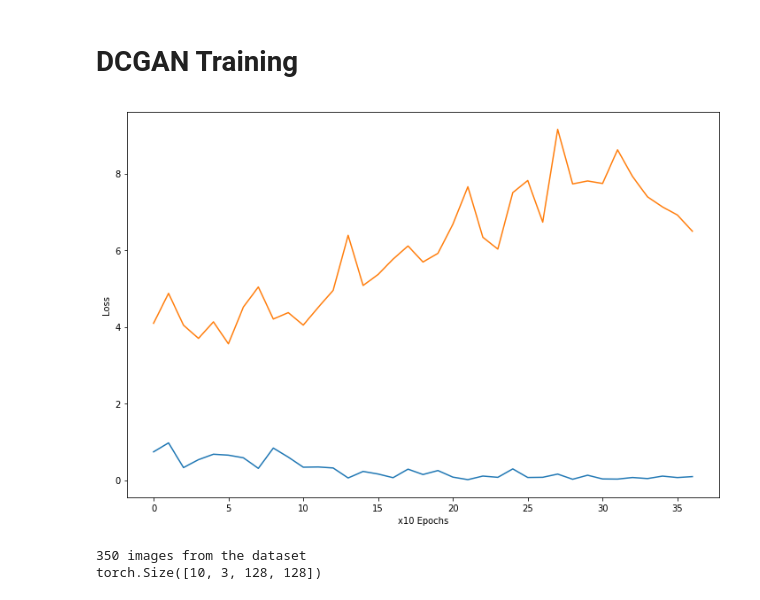
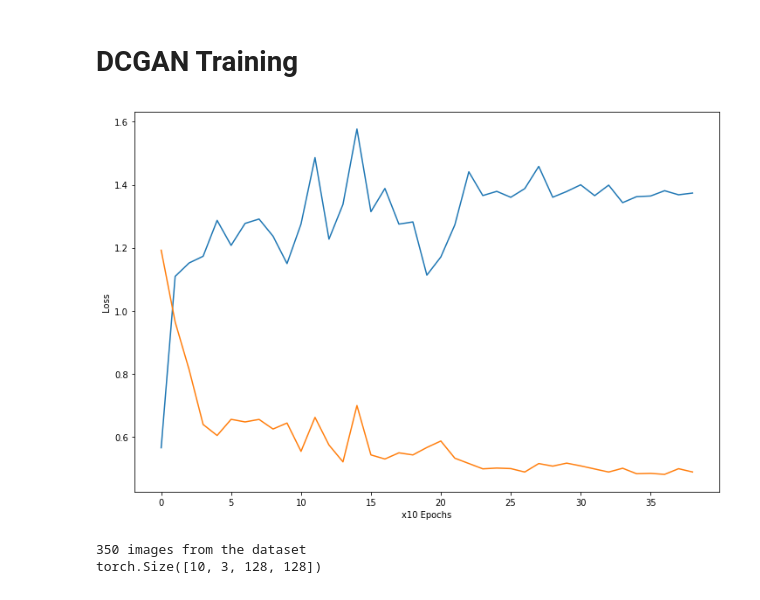
Before and after one commit to SirJAKfromSpace/Picsle8_CompuViz, a Jupyter notebook: PICSL8_Custom_DCGAN_color.ipynb, the cells around one changed output. Saved outputs shown, nothing was run; the diff lists cells and outputs as text; code cells hidden in the pictures.

```diff
--- a/PICSL8_Custom_DCGAN_color.ipynb
+++ b/PICSL8_Custom_DCGAN_color.ipynb
@@ -542,22 +543,27 @@ TypeError: get_loaders() got an unexpected keyword argument 'num_workers'
 # G = Gen_res(3,3)
 # G.load_state_dict(torch.load('GAN_OUTs/Reconstructing_generator.pkl'))
 
-G = Gen()
-G.load_state_dict(torch.load('GAN_OUTs/custom_DCGAN_recon_init_gen.pkl'))
+# G = Gen()
+# G.load_state_dict(torch.load('GAN_OUTs/custom_DCGAN_recon_init_gen.pkl'))
+
+G = Custom_Gen_Res()
+G.load_state_dict(torch.load('GAN_OUTs/Reconstructing_generator_Custom_resgen.pkl'))
+
+
 G = G.to(device)
 
 g_optimizer = torch.optim.Adam(G.parameters(), lr=0.0002)
 # %% [markdown]
 ## Loading Datasets for Training DCGAN
 # %%
-batch_size_Realpix = 60
-batch_size_mixed = 60
-dataset_len =  350
+batch_size_Realpix = 50
+batch_size_mixed = 50
+dataset_len =  250
 
 path = 'RealFaces_350'
 trainloader_nonpixel, validloader_nonpixel = get_loaders(path,split_perc=1.0,batch_size=batch_size_Realpix)
 
-path = 'PixelFaces_350'
+path = 'HollowKnight_250'
 trainloader_pixel, validloader_pixel = get_loaders(path,split_perc=1.0,batch_size=batch_size_mixed)
 
 
@@ -733,7 +756,7 @@ for epoch in range(num_epochs):
         Recon_loss =  L1_loss(G_fmap, inputImages_fmap.detach())
 
 
-        g_loss = g_loss + 1.2 * Recon_loss
+        g_loss = g_loss + 4 * Recon_loss
 
 
         # Backprop and perform Adam optimisation for generator
@@ -763,17 +790,17 @@ for epoch in range(num_epochs):
 # DCGAN Training
 # %%
 #GANs are saved
-torch.save(G.state_dict(), 'GAN_OUTs/DCGANPatch_unet.pkl')
-torch.save(D.state_dict(), 'GAN_OUTs/DCGANPatchRes_unet.pkl')
+torch.save(G.state_dict(), 'GAN_OUTs/DCGANPatchGEN_HollowKnight_CustomDCGAN.pkl')
+torch.save(D.state_dict(), 'GAN_OUTs/DCGANPatchDISC_HollowKnight_CustomDCGAN.pkl')
 
 plt.figure(figsize=[12,8])
 plt.plot(d_loss_list)
 plt.plot(g_loss_list)
 plt.ylabel('Loss')
 plt.xlabel('x10 Epochs')
-plt.savefig('images/GAN_LOSS_PLOT/GAN_Loss_Unet.png')
+plt.savefig('images/GAN_LOSS_PLOT/GAN_Loss_CustomCResnet.png')
 # %% [output]
-[figure, old version]
+[figure, new version]
 # %%
 G = gen_unet()
 G = G.to(device)
```
Also changed, not shown: parts of 4 cells of this notebook, 1 other file.
